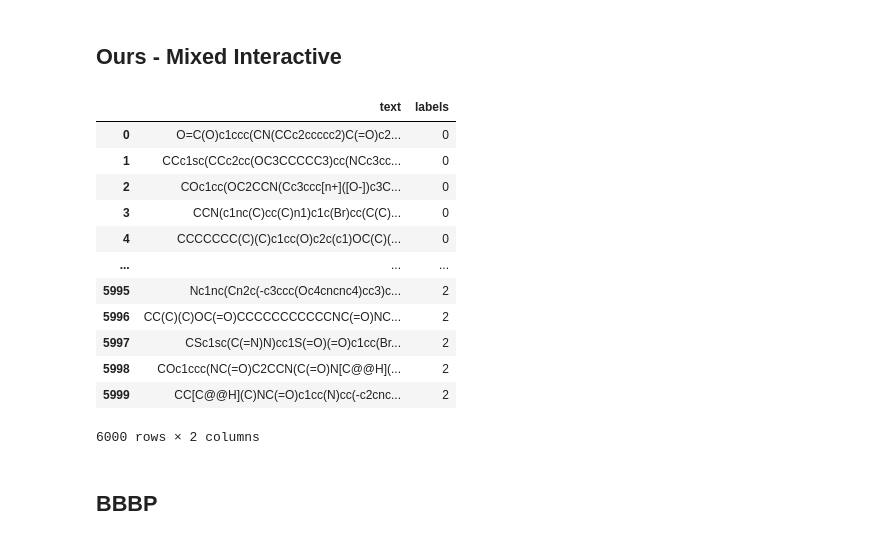
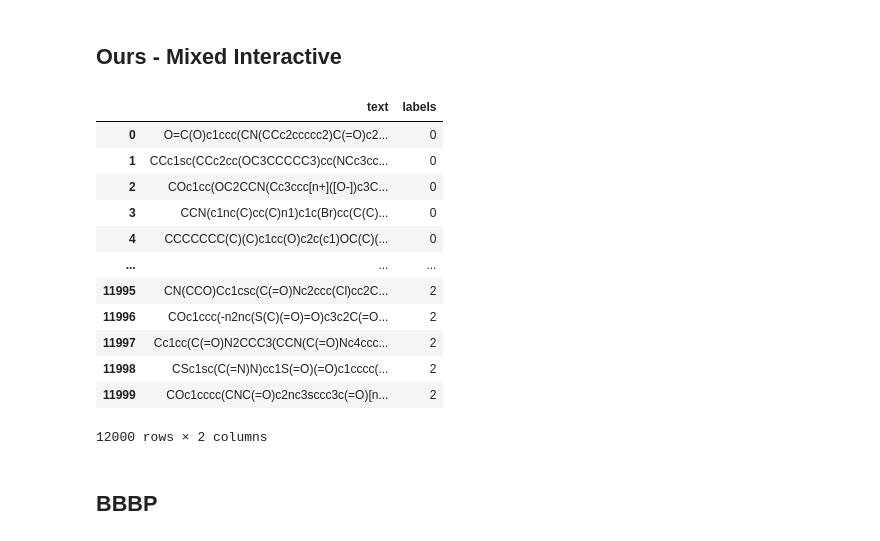
Before and after one commit to ilkersigirci/thesis-work, a Jupyter notebook: notebooks/clustering.ipynb, the cells around one changed output. Drawn from its saved outputs; the diff is of its cells as text; code cells hidden in the pictures.

```diff
--- a/notebooks/clustering.ipynb
+++ b/notebooks/clustering.ipynb
@@ -117,37 +119,37 @@ data
 # %% [markdown]
 ## Ours - Mixed Interactive
 # %%
-each_sample_size = 2000
+each_sample_size = 4000
 protein_types = ["gpcr", "kinase", "protease"]
 protein_types.sort()
 protein_labels = list(range(len(protein_types)))
 
 wandb.config.update({"protein_types": protein_types})
 
 data = load_mixed_interacted_compounds(
     protein_types=protein_types,
     each_sample_size=each_sample_size,
     random_state=random_state,
     convert_category=True,
 )
 wandb.config.update({"dataset_size": data.shape[0]})
 
 smiles = data["text"].tolist()
 data
 # %% [output]
 |  | text | labels |
 | 0 | O=C(O)c1ccc(CN(CCc2ccccc2)C(=O)c2... | 0 |
 | 1 | CCc1sc(CCc2cc(OC3CCCCC3)cc(NCc3cc... | 0 |
 | 2 | COc1cc(OC2CCN(Cc3ccc[n+]([O-])c3C... | 0 |
 | 3 | CCN(c1nc(C)cc(C)n1)c1c(Br)cc(C(C)... | 0 |
 | 4 | CCCCCCC(C)(C)c1cc(O)c2c(c1)OC(C)(... | 0 |
 | ... | ... | ... |
-| 5995 | Nc1nc(Cn2c(-c3ccc(Oc4cncnc4)cc3)c... | 2 |
-| 5996 | CC(C)(C)OC(=O)CCCCCCCCCCCNC(=O)NC... | 2 |
-| 5997 | CSc1sc(C(=N)N)cc1S(=O)(=O)c1cc(Br... | 2 |
-| 5998 | COc1ccc(NC(=O)C2CCN(C(=O)N[C@@H](... | 2 |
-| 5999 | CC[C@@H](C)NC(=O)c1cc(N)cc(-c2cnc... | 2 |
+| 11995 | CN(CCO)Cc1csc(C(=O)Nc2ccc(Cl)cc2C... | 2 |
+| 11996 | COc1ccc(-n2nc(S(C)(=O)=O)c3c2C(=O... | 2 |
+| 11997 | Cc1cc(C(=O)N2CCC3(CCN(C(=O)Nc4ccc... | 2 |
+| 11998 | CSc1sc(C(=N)N)cc1S(=O)(=O)c1cccc(... | 2 |
+| 11999 | COc1cccc(CNC(=O)c2nc3sccc3c(=O)[n... | 2 |
-6000 rows × 2 columns
+12000 rows × 2 columns
 # %% [markdown]
 ## BBBP
 # %%
```
Also changed, not shown: parts of 4 cells of this notebook, 4 other files.
